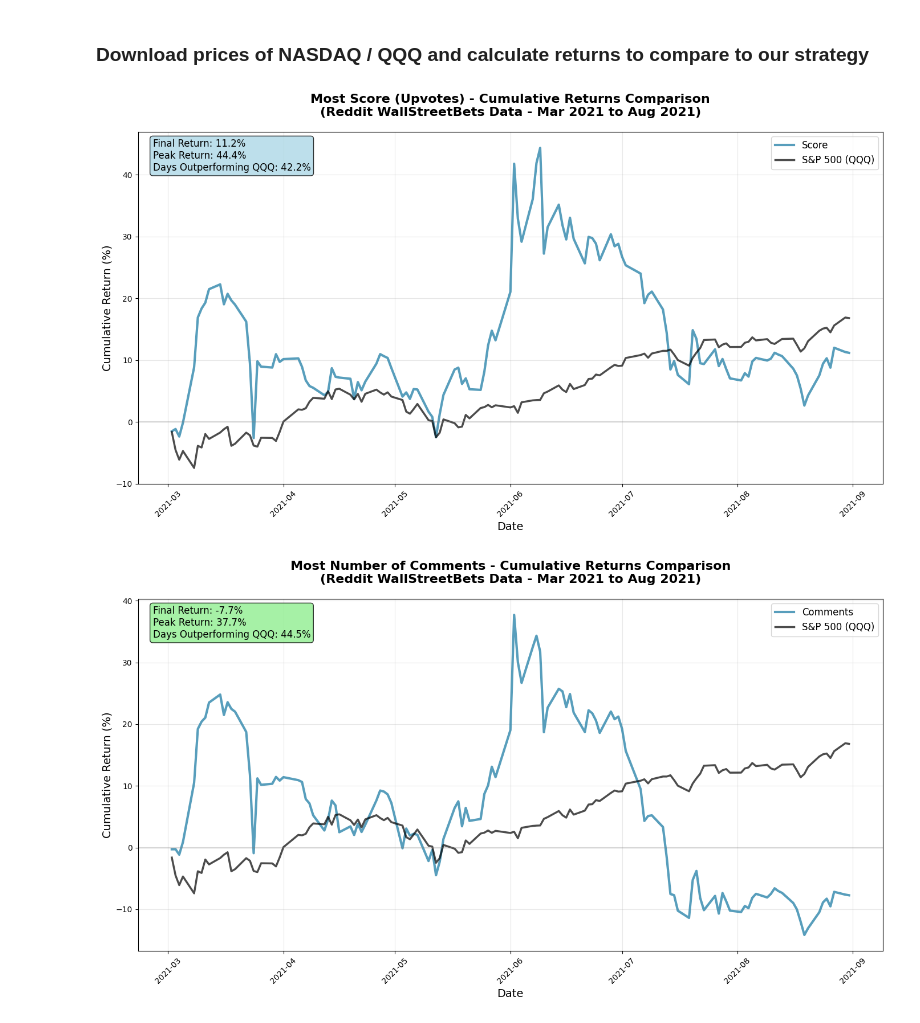
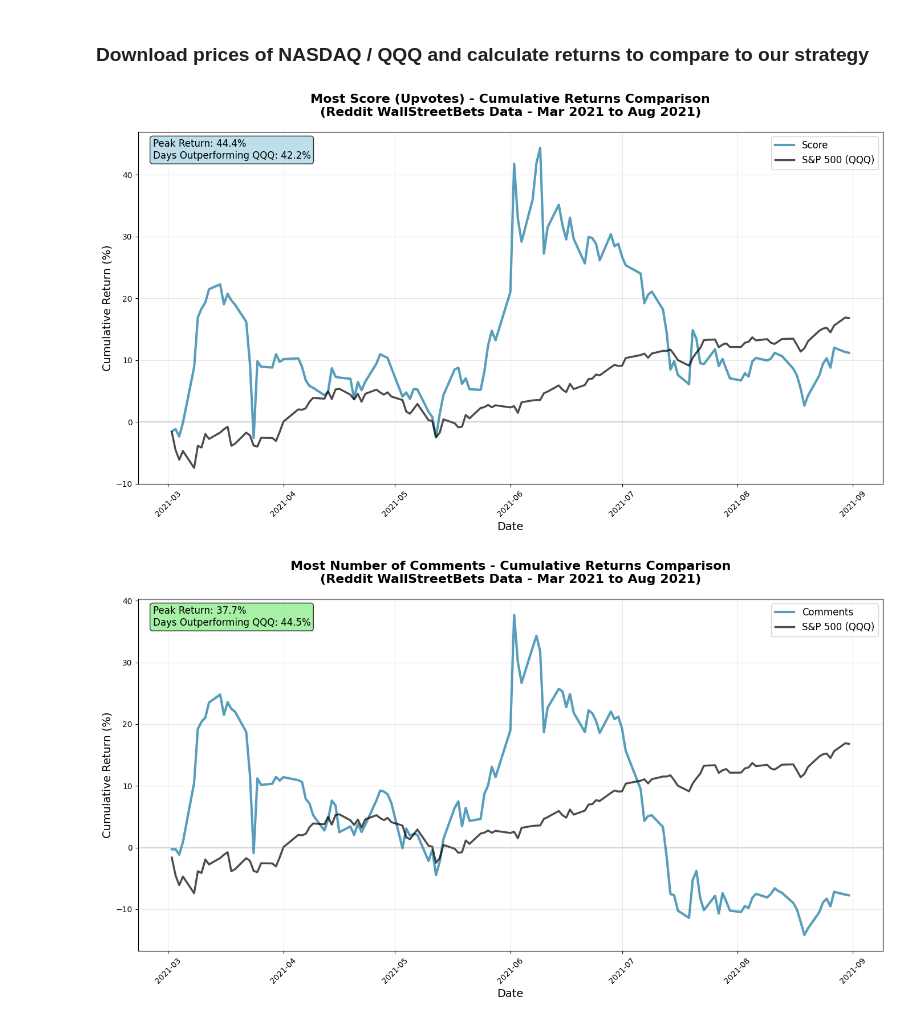
Before and after one commit to wadevs14161/trading-on-sentiment, a Jupyter notebook: stock_server_v1/data/reddit_benchmarking_models.ipynb, the cells around one changed output. Cells and saved outputs as stored; diff of their text form; code cells hidden in the pictures.

Commit message:
Output plottings

```diff
--- a/stock_server_v1/data/reddit_benchmarking_models.ipynb
+++ b/stock_server_v1/data/reddit_benchmarking_models.ipynb
@@ -565,12 +565,13 @@ for indicator in indicators_in_group:
         else:
             outperformance_pct = 0
 
-        textstr = f'Final Return: {final_return:.1f}%\nPeak Return: {max_return:.1f}%\nDays Outperforming QQQ: {outperformance_pct:.1f}%'
+        textstr = f'Peak Return: {max_return:.1f}%\nDays Outperforming QQQ: {outperformance_pct:.1f}%'
         props = dict(boxstyle='round', facecolor='lightblue', alpha=0.8)
         plt.text(0.02, 0.98, textstr, transform=plt.gca().transAxes, fontsize=12,
                 verticalalignment='top', bbox=props)
 
 plt.tight_layout()
+plt.savefig('plot_1_most_score_upvotes.png', dpi=300, bbox_inches='tight')
 plt.show()
 
 # PLOT 2: Most Number of Comments
@@ -632,12 +633,13 @@ for indicator in indicators_in_group:
         else:
             outperformance_pct = 0
 
-        textstr = f'Final Return: {final_return:.1f}%\nPeak Return: {max_return:.1f}%\nDays Outperforming QQQ: {outperformance_pct:.1f}%'
+        textstr = f'Peak Return: {max_return:.1f}%\nDays Outperforming QQQ: {outperformance_pct:.1f}%'
         props = dict(boxstyle='round', facecolor='lightgreen', alpha=0.8)
         plt.text(0.02, 0.98, textstr, transform=plt.gca().transAxes, fontsize=12,
                 verticalalignment='top', bbox=props)
 
 plt.tight_layout()
+plt.savefig('plot_2_most_comments.png', dpi=300, bbox_inches='tight')
 plt.show()
 
 # PLOT 3: Engagement Ratio
@@ -699,12 +701,13 @@ for indicator in indicators_in_group:
         else:
             outperformance_pct = 0
 
-        textstr = f'Final Return: {final_return:.1f}%\nPeak Return: {max_return:.1f}%\nDays Outperforming QQQ: {outperformance_pct:.1f}%'
+        textstr = f'Peak Return: {max_return:.1f}%\nDays Outperforming QQQ: {outperformance_pct:.1f}%'
         props = dict(boxstyle='round', facecolor='lightyellow', alpha=0.8)
         plt.text(0.02, 0.98, textstr, transform=plt.gca().transAxes, fontsize=12,
                 verticalalignment='top', bbox=props)
 
 plt.tight_layout()
+plt.savefig('plot_3_engagement_ratio.png', dpi=300, bbox_inches='tight')
 plt.show()
 
 # PLOT 4: Total Sentiment (All Models)
@@ -743,6 +746,7 @@ plt.xticks(rotation=45)
 plt.axhline(y=0, color='gray', linestyle='-', alpha=0.3)
 
 plt.tight_layout()
+plt.savefig('plot_4_total_sentiment.png', dpi=300, bbox_inches='tight')
 plt.show()
 
 # Print overall summary using the portfolio dataframe
@@ -764,32 +768,32 @@ for group_name, indicators_in_group in indicator_groups.items():
             peak_return = (cumulative.max() - 1) * 100
 
             # Calculate percentage of days outperforming QQQ
             if 'sp500_returns' in portfolio_returns_df.columns:
                 portfolio_daily = portfolio_returns_df[col_name].dropna()
                 benchmark_daily = portfolio_returns_df['sp500_returns'].reindex(portfolio_daily.index).dropna()
 
                 common_dates = portfolio_daily.index.intersection(benchmark_daily.index)
                 if len(common_dates) > 0:
                     outperformed_days = (portfolio_daily[common_dates] > benchmark_daily[common_dates]).sum()
                     total_days = len(common_dates)
                     outperformance_pct = (outperformed_days / total_days) * 100
                 else:
                     outperformance_pct = 0
             else:
                 outperformance_pct = 0
 
             print(f"  {indicator.replace('_', ' ').title():25}: Final {final_return:.1f}%, Peak {peak_return:.1f}%, Days > QQQ {outperformance_pct:.1f}%")
             group_final_returns.append(final_return)
             group_peak_returns.append(peak_return)
             group_outperformance_pcts.append(outperformance_pct)
 
     if group_final_returns:
         avg_final = np.mean(group_final_returns)
         avg_peak = np.mean(group_peak_returns)
         avg_outperformance_pct = np.mean(group_outperformance_pcts)
         print(f"  {'Group Average':25}: Final {avg_final:.1f}%, Peak {avg_peak:.1f}%, Days > QQQ {avg_outperformance_pct:.1f}%")
 
 print("="*80)
 # %% [output]
-[figure, old version]
+[figure, new version]
-[figure, old version]
+[figure, new version]
```
Also changed, not shown: parts of 1 cell of this notebook, 4 other files.
